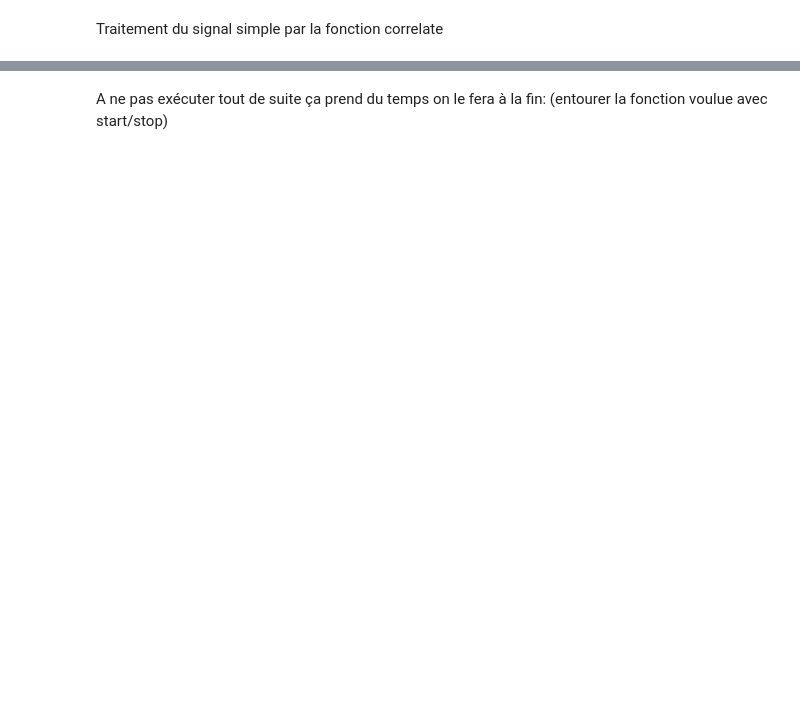
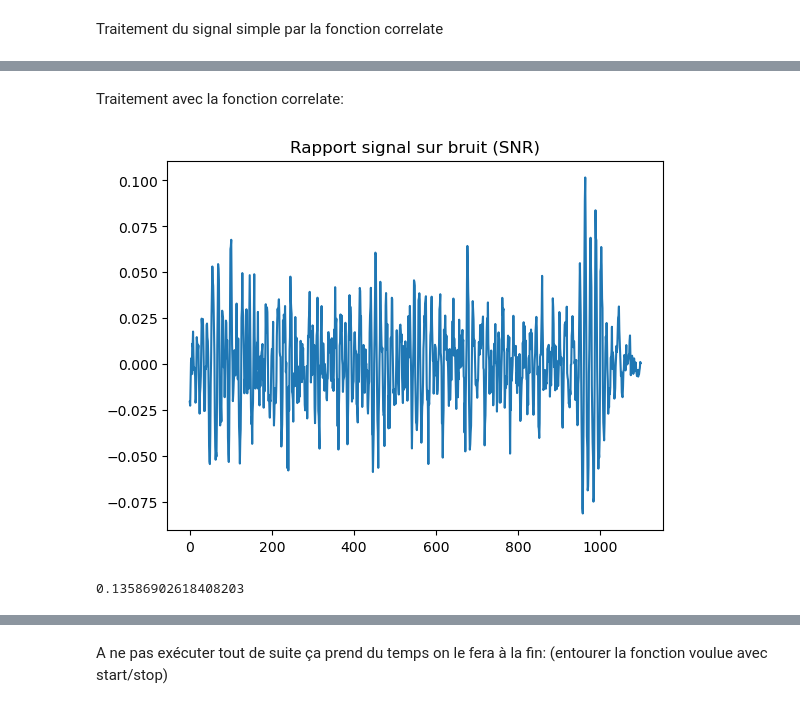
Before and after one commit to Ovive57/M2_filtrage, a Jupyter notebook: comparaison des outils développés avec des librairies dédiées.ipynb, the cells around one changed output, grey strips where cells are left out. Saved outputs shown, nothing was run; the diff lists cells and outputs as text; code cells hidden in the pictures; blank space fills up the shorter version.

```diff
--- a/comparaison des outils développés avec des librairies dédiées.ipynb
+++ b/comparaison des outils développés avec des librairies dédiées.ipynb
@@ -92,0 +97,9 @@ Text(0.5, 1.0, 'Signal sur bruit')
+# %%
+tps = np.linspace(0, 10, 1000, retstep = True)
+
+temps = tps[0]
+pas = tps[1]
+
+temps1 = temps[0:100]
+
+pos = np.random.randint(1000-100)
@@ -92,0 +224,26 @@ Text(0.5, 1.0, 'Signal sur bruit')
+# %% [markdown]
+Traitement avec la fonction correlate:
+# %%
+start_2 = time.time()
+
+# Corrélations croisés modèle/signal
+
+prodat_2 = correlate(signal_bruit, filtre)
+
+# Corrélations croisées modèle/bruit
+
+prodbruit_2 = correlate(dens, filtre)
+
+devbr_2 = np.std(prodbruit_2)
+SNR_2 = prodat_2/devbr_2
+
+plt.plot(SNR_2)
+plt.title("Rapport signal sur bruit (SNR)")
+plt.show()
+
+end_2 = time.time()
+t_2 = end_2 - start_2
+print(t_2)
+# %% [output]
+[figure, added]
+0.13586902618408203
```
Also changed, not shown: parts of 12 cells of this notebook, 2 other files.
